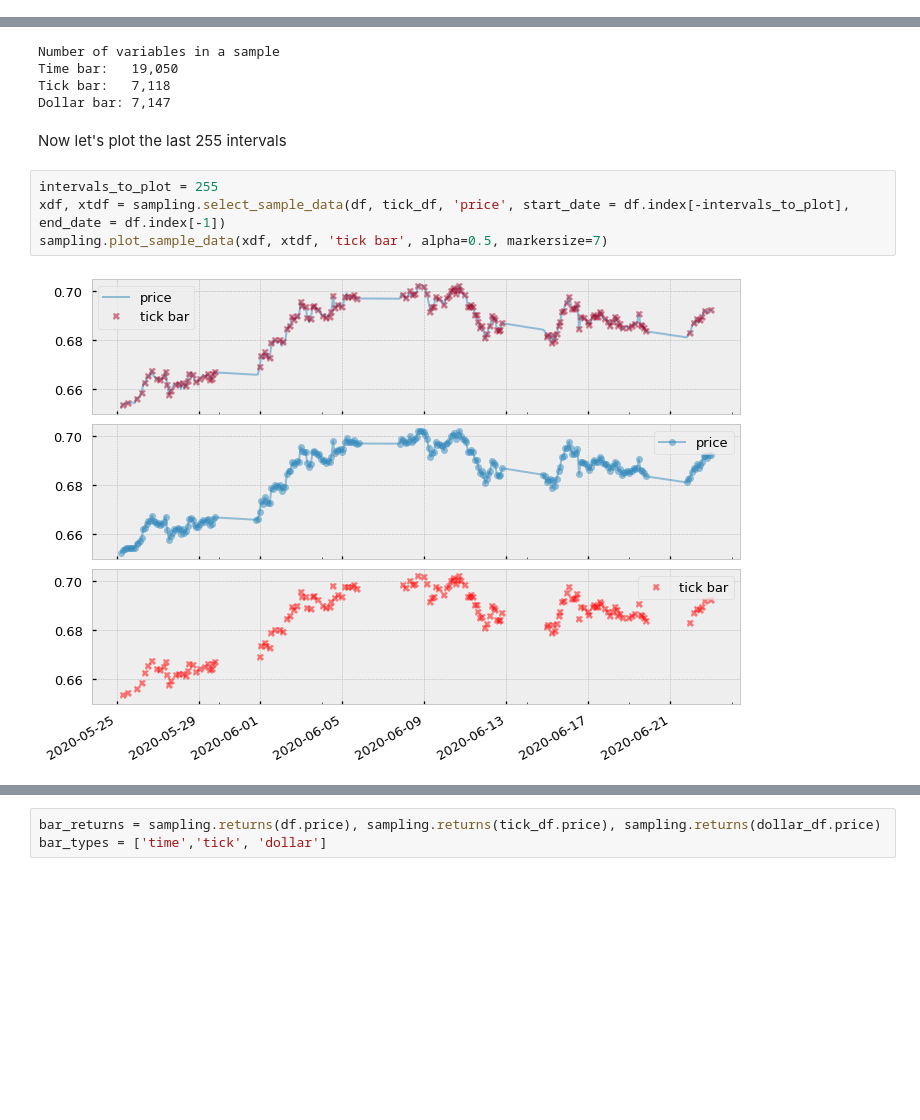
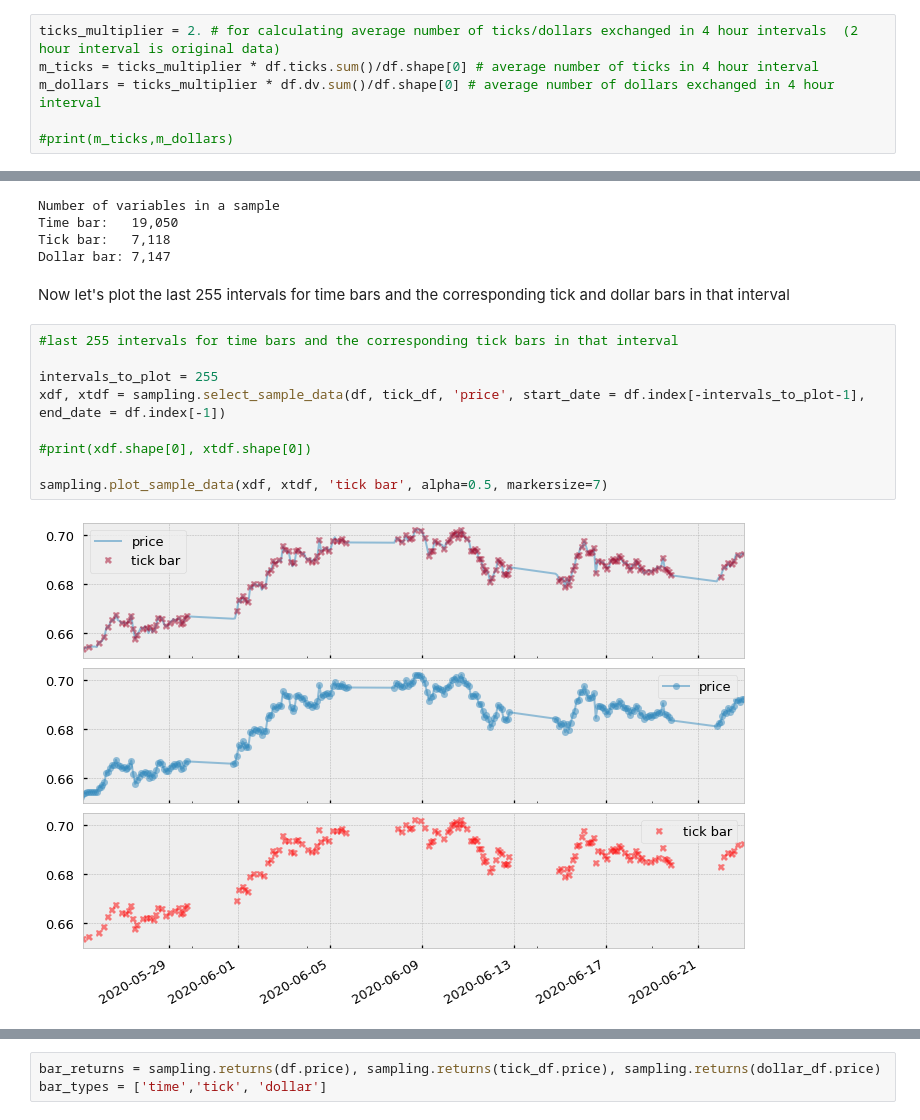
Before and after one commit to schigrinov/capstone, a Jupyter notebook: notebooks/WQU Capstone - Notebook 1 - Sampling.ipynb, the cells around one changed output, grey strips where cells are left out. Drawn from its saved outputs; the diff is of its cells as text; blank space fills up the shorter version.

Commit message:
Update Notebook 1 Sampling comment

```diff
--- a/notebooks/WQU Capstone - Notebook 1 - Sampling.ipynb
+++ b/notebooks/WQU Capstone - Notebook 1 - Sampling.ipynb
@@ -94,0 +91,6 @@ m_dollars = ticks_multiplyer * df.dv.sum()/df.shape[0]
+# %%
+ticks_multiplier = 2. # for calculating average number of ticks/dollars exchanged in 4 hour intervals  (2 hour interval is original data)
+m_ticks = ticks_multiplier * df.ticks.sum()/df.shape[0] # average number of ticks in 4 hour interval
+m_dollars = ticks_multiplier * df.dv.sum()/df.shape[0] # average number of dollars exchanged in 4 hour interval
+
+#print(m_ticks,m_dollars)
@@ -107,11 +111,16 @@ Time bar:   19,050
 Tick bar:   7,118
 Dollar bar: 7,147
 # %% [markdown]
-Now let's plot the last 255 intervals
+Now let's plot the last 255 intervals for time bars and the corresponding tick and dollar bars in that interval
 # %%
+#last 255 intervals for time bars and the corresponding tick bars in that interval
+
 intervals_to_plot = 255
-xdf, xtdf = sampling.select_sample_data(df, tick_df, 'price', start_date = df.index[-intervals_to_plot], end_date = df.index[-1])
+xdf, xtdf = sampling.select_sample_data(df, tick_df, 'price', start_date = df.index[-intervals_to_plot-1], end_date = df.index[-1])
+
+#print(xdf.shape[0], xtdf.shape[0])
+
 sampling.plot_sample_data(xdf, xtdf, 'tick bar', alpha=0.5, markersize=7)
 # %% [output]
-[figure, old version]
+[figure, new version]
 # %%
```
Also changed, not shown: parts of 11 cells of this notebook.
